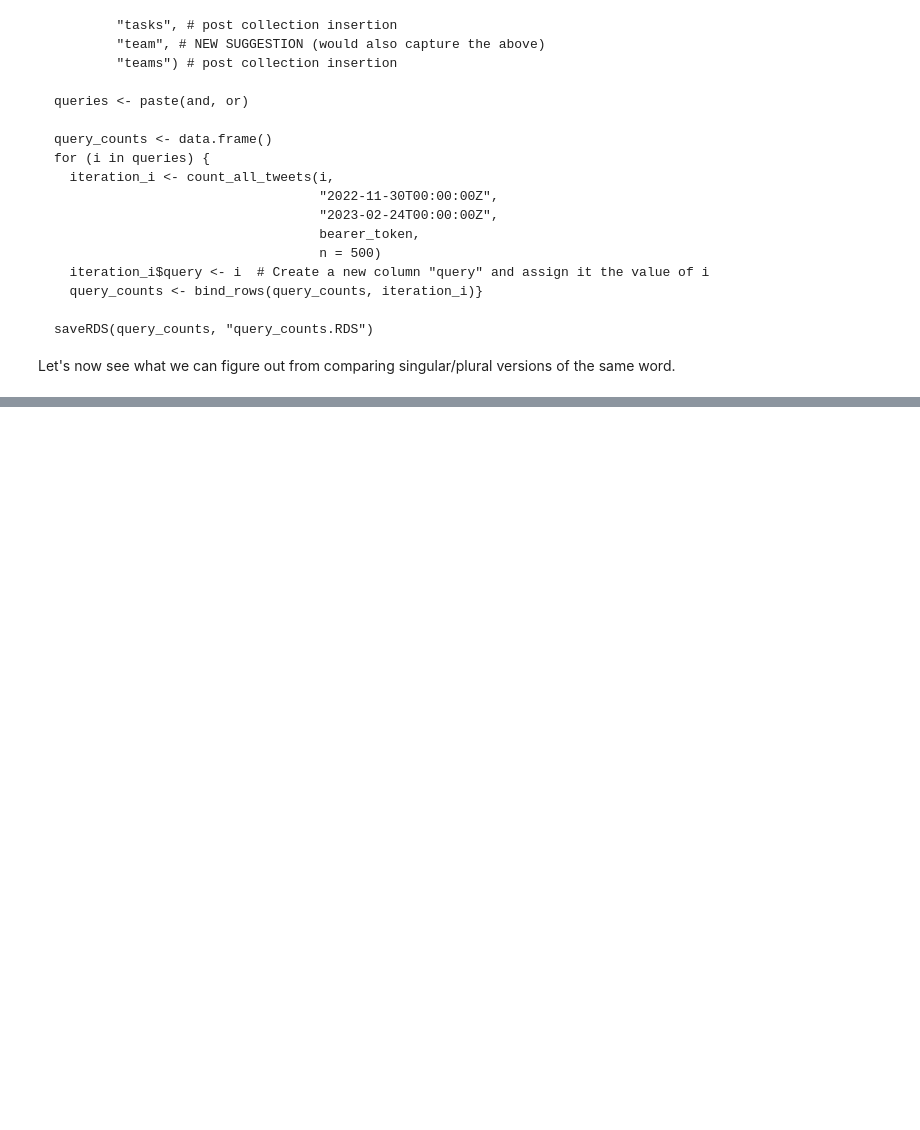
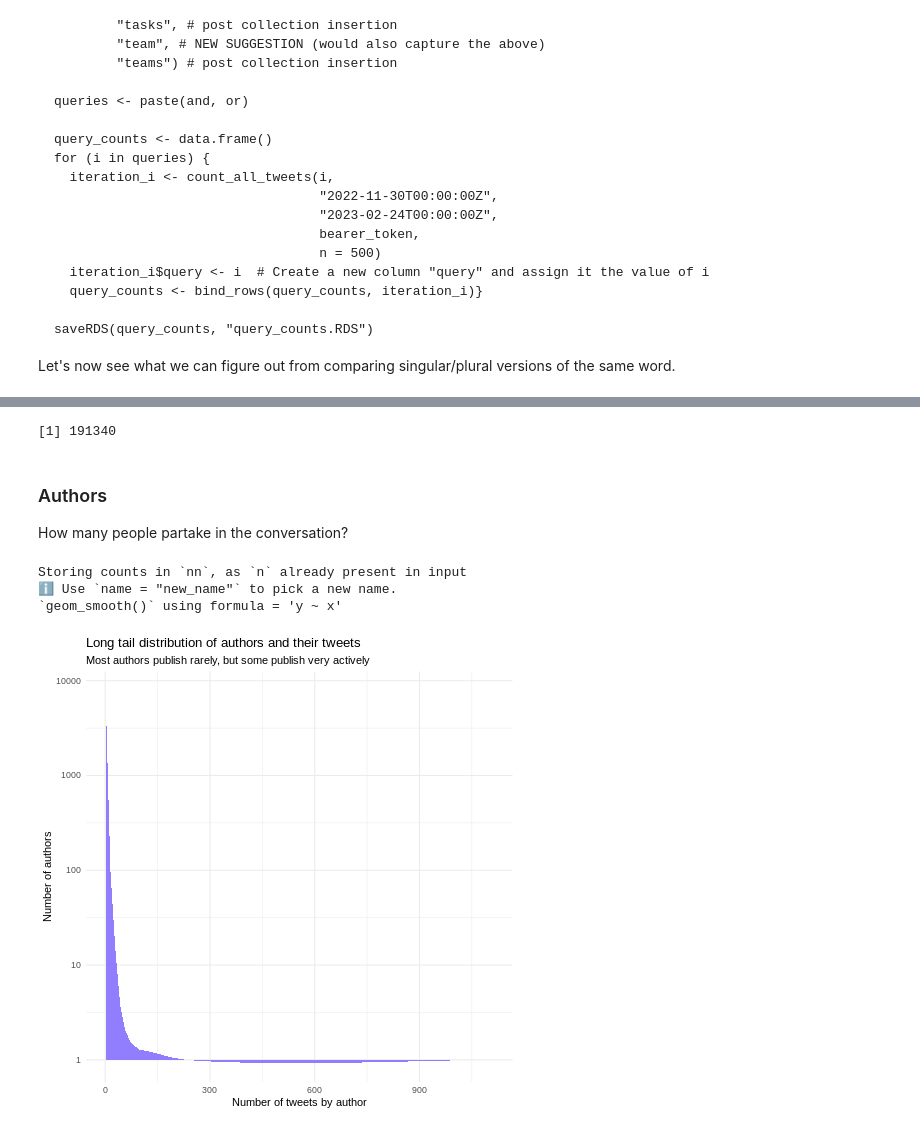
Before and after one commit to simonabisiani/chatgpt_employment, a Jupyter notebook: ChatGPT_employment_project.ipynb, the cells around one changed output, grey strips where cells are left out. Saved outputs shown, nothing was run; the diff lists cells and outputs as text; code cells hidden in the pictures; blank space fills up the shorter version.

Commit message:
summary_stats

```diff
--- a/ChatGPT_employment_project.ipynb
+++ b/ChatGPT_employment_project.ipynb
@@ -286,0 +307,48 @@ Essentially,
+# %%
+%%R
+install.packages("jsonlite") # before installing this package you need to restart the runtime, and then re-run the chunk on R magic
+library(jsonlite)
+first_data <- fromJSON("/content/chatgpt_employment/full_dataset_chatgpt.json") # import first collection
+second_data <- fromJSON("/content/chatgpt_employment/second_dataset_chatgpt.json") # import second collection
+# %%
+%%R
+library(tidyverse) # need to reimport this library since we restarted the runtime
+tweets <- bind_rows(first_data, second_data, .id = "id") # merge datasets
+nrow(tweets) # number of tweets including duplicates/retweets
+# %%
+%%R
+# keep only unique observations
+filtered <- tweets %>%
+  group_by(text) %>%
+  slice(1)
+
+nrow(filtered) # 191340 is the number of unique tweets across the two datasets
+# %% [output]
+[1] 191340
+# %% [markdown]
+### Authors
+
+How many people partake in the conversation?
+# %%
+%%R
+# how many tweets from the same person have been retweeted?
+filtered %>% ungroup() %>% select(author_id) %>% drop_na() %>% count(author_id) %>% count(n) %>%
+mutate(tot_authors = sum(nn),
+       prop = round(nn/tot_authors*100, 1)) %>%
+#filter(n < 150) %>%
+  ggplot(aes(x = n, y = nn)) +
+  stat_smooth(
+    geom = 'area', method = 'loess', span = 1/2,
+    alpha = 0.9, fill = "lightslateblue") +
+  xlab("Number of tweets by author") +
+  ylab("Number of authors")+
+  theme_minimal()+
+  scale_y_log10()+
+  #scale_x_log10()+
+  ggtitle("Long tail distribution of authors and their tweets")+
+  labs(subtitle = "Most authors publish rarely, but some publish very actively")
+# %% [output]
+Storing counts in `nn`, as `n` already present in input
+ℹ Use `name = "new_name"` to pick a new name.
+`geom_smooth()` using formula = 'y ~ x'
+[figure, added]
```
Also changed, not shown: parts of 9 cells of this notebook.
